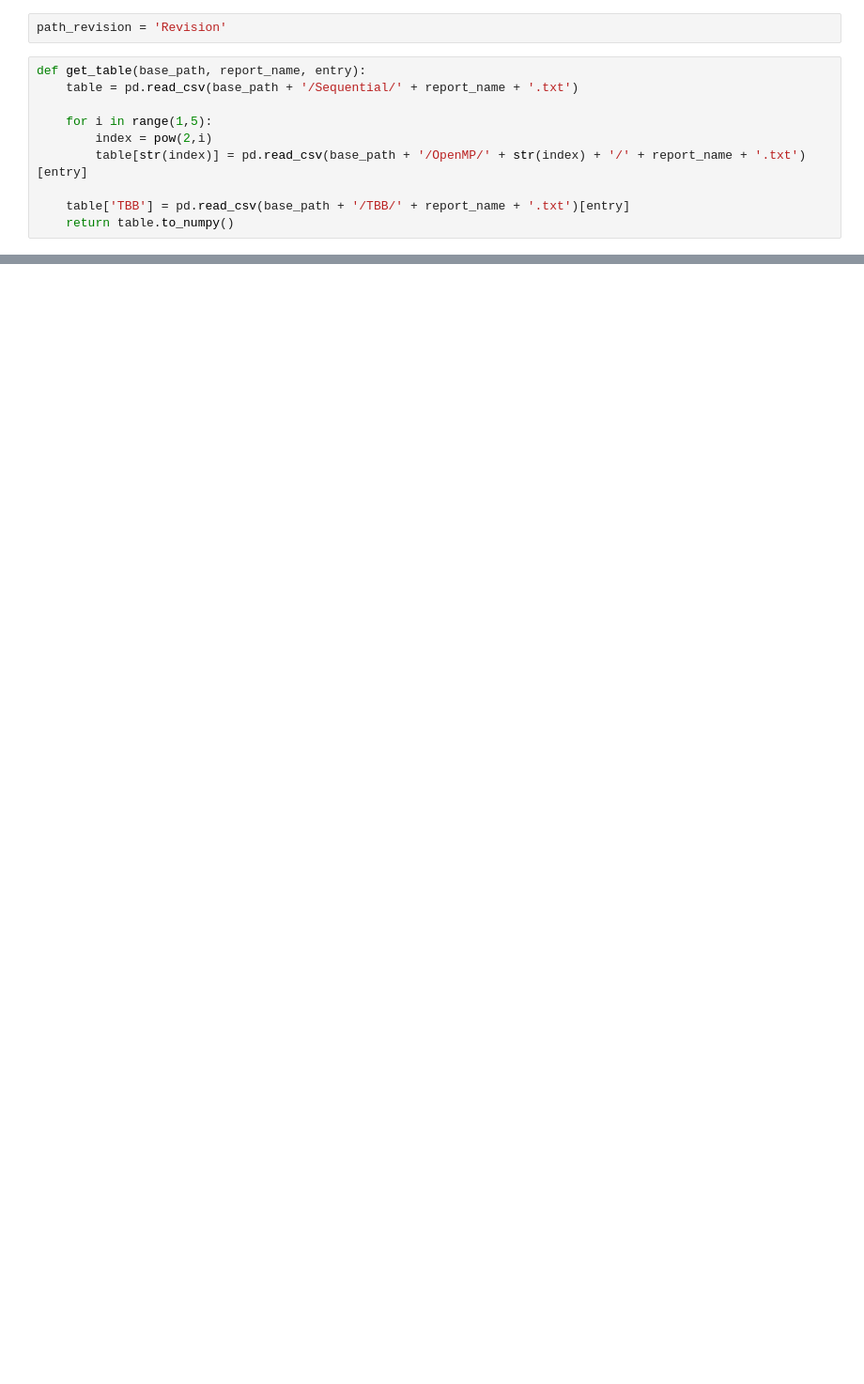
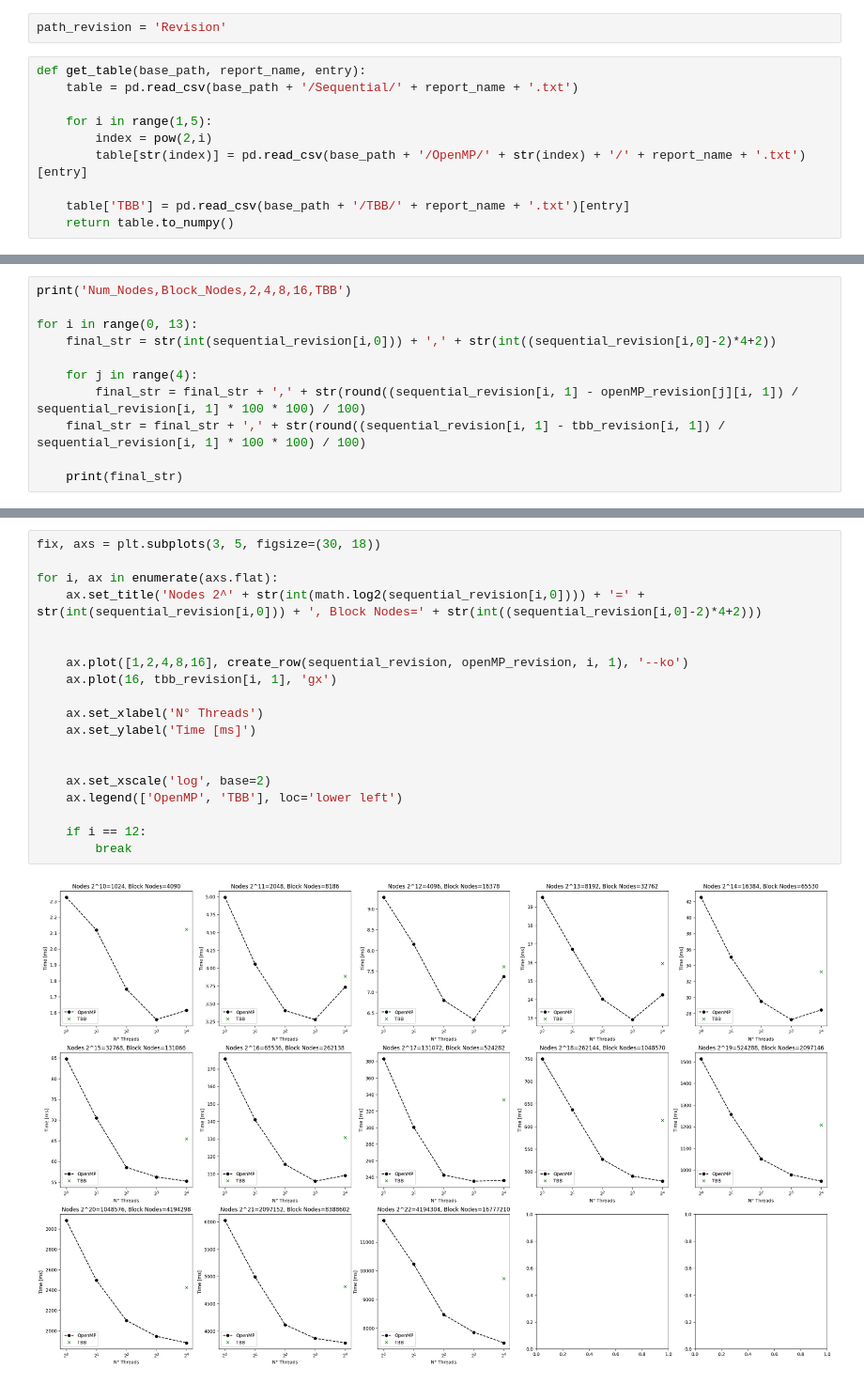
Before and after one commit to faccus/network_butcher, a Jupyter notebook: scripts/helper_notebooks/Constrained_Builder.ipynb, the cells around one changed output, grey strips where cells are left out. Shown at 94% size. Cells and saved outputs as stored; diff of their text form; blank space fills up the shorter version.

```diff
--- a/scripts/helper_notebooks/Constrained_Builder.ipynb
+++ b/scripts/helper_notebooks/Constrained_Builder.ipynb
@@ -55,0 +63,11 @@ for i in range(3):
+# %%
+print('Num_Nodes,Block_Nodes,2,4,8,16,TBB')
+
+for i in range(0, 13):
+    final_str = str(int(sequential_revision[i,0])) + ',' + str(int((sequential_revision[i,0]-2)*4+2))
+
+    for j in range(4):
+        final_str = final_str + ',' + str(round((sequential_revision[i, 1] - openMP_revision[j][i, 1]) / sequential_revision[i, 1] * 100 * 100) / 100)
+    final_str = final_str + ',' + str(round((sequential_revision[i, 1] - tbb_revision[i, 1]) / sequential_revision[i, 1] * 100 * 100) / 100)
+
+    print(final_str)
@@ -55,0 +89,21 @@ for i in range(3):
+# %%
+fix, axs = plt.subplots(3, 5, figsize=(30, 18))
+
+for i, ax in enumerate(axs.flat):
+    ax.set_title('Nodes 2^' + str(int(math.log2(sequential_revision[i,0]))) + '=' + str(int(sequential_revision[i,0])) + ', Block Nodes=' + str(int((sequential_revision[i,0]-2)*4+2)))
+
+
+    ax.plot([1,2,4,8,16], create_row(sequential_revision, openMP_revision, i, 1), '--ko')
+    ax.plot(16, tbb_revision[i, 1], 'gx')
+
+    ax.set_xlabel('N° Threads')
+    ax.set_ylabel('Time [ms]')
+
+
+    ax.set_xscale('log', base=2)
+    ax.legend(['OpenMP', 'TBB'], loc='lower left')
+
+    if i == 12:
+        break
+# %% [output]
+[figure, added]
```
Also changed, not shown: parts of 9 cells of this notebook, 3 other files.
